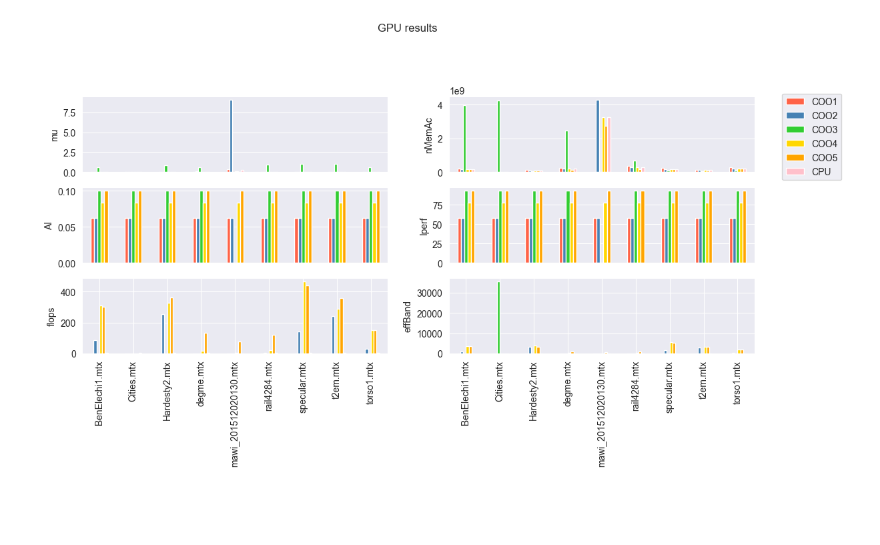
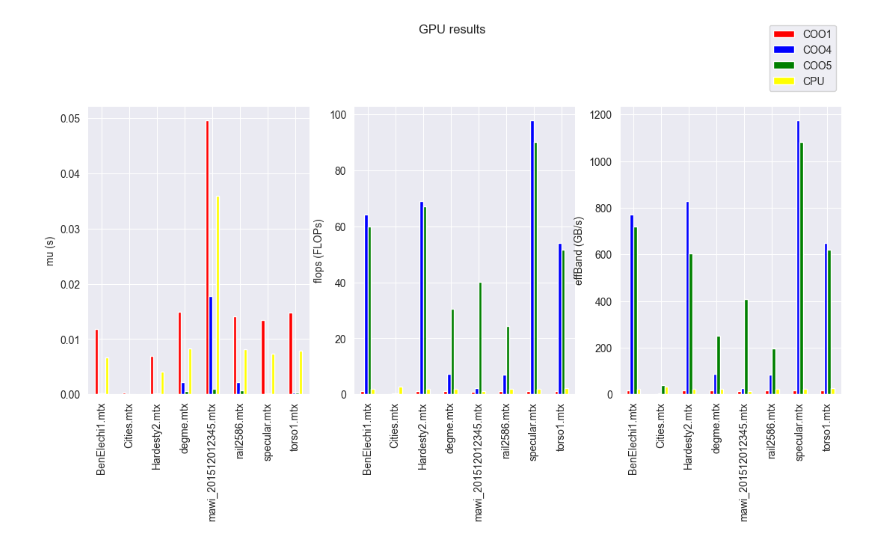
Before and after one commit to GuglielmoZocca/GPU-Computing-2025-240182, a Jupyter notebook: graph_report.ipynb, the cells around one changed output. Cells and saved outputs as stored; diff of their text form; code cells hidden in the pictures; blank space fills up the shorter version.

```diff
--- a/graph_report.ipynb
+++ b/graph_report.ipynb
@@ -13,8 +4,8 @@ import numpy as np
 import matplotlib.pyplot as plt
 import seaborn as sns
 # %%
-data = pd.read_csv('GPU/test/GPU_test_Complete.csv')
-dataC = pd.read_csv('CPU/test/CPU_test_Complete.csv')
-fields_to_plot = ["BenElechi1.mtx", "degme.mtx", "Cities.mtx", "Hardesty2.mtx", "mawi_201512012345.mtx","rail4284.mtx","specular.mtx","t2em.mtx","torso1.mtx"]
+data = pd.read_csv('GPU/test/GPU_test_Complete.csv') #Cpu solution test data
+dataC = pd.read_csv('CPU/test/CPU_test_Complete.csv') #Gpu solution test data
+fields_to_plot = ["BenElechi1.mtx", "degme.mtx", "Cities.mtx", "Hardesty2.mtx", "mawi_201512012345.mtx","rail2586.mtx","specular.mtx","torso1.mtx"] #Matrix considered
 
-colors = ['#FF6347', '#4682B4', '#32CD32', '#FFD700','#FFA500','pink']
+colors = ['red', 'blue', 'green', 'yellow','orange','pink'] #Colors for the graph.
@@ -233,7 +324,6 @@ df = dfo
 
 #pivot_df = df.pivot(index="id", columns="nonZeros", values="mu").fillna(0)
 
-df = df[df["matrix"] != "Random"]
 
 pivot_df = df.pivot_table(index="matrix", columns="sort", values="mu",
                  aggfunc='mean',  # or 'sum', 'count', etc. depending on your needs
@@ -241,13 +331,11 @@ pivot_df = df.pivot_table(index="matrix", columns="sort", values="mu",
 #sns.barplot(x="nonZeros", y=field, data=df, ax=ax,hue='id', palette="viridis")
 pivot_df.sort_index(inplace=True)  # Optional: sort x-axis
 pivot_df.plot(kind="bar", figsize=(5, 5), color=colors)
-plt.title(f"blockSize vs mu of matrix {field}")
-plt.xlabel("nonZeros")
-plt.ylabel("mu")
+plt.xlabel("matrix")
+plt.ylabel("mu(s)")
 plt.legend().remove()
 
 plt.tight_layout()
-fig.suptitle("CPU: blockSize vs mu",y=1.1)
 plt.legend(bbox_to_anchor=(0.001, 0.01, 1, 1))
 plt.show()
 # %% [output]
@@ -333,43 +421,42 @@ for matrix in ResultCPU:
     Results["sort"].append("Null")
     Results["blockSize"].append(0)
     Results["mu"].append(ResultCPU[matrix]["mu"])
     Results["nMemAc"].append(ResultCPU[matrix]["nMemAc"])
     Results["AI"].append(0.0)
     Results["Iperf"].append(0.0)
     Results["flops"].append(ResultCPU[matrix]["flops"])
     Results["effBand"].append(ResultCPU[matrix]["effBand"])
 
 RdataF = pd.DataFrame(Results)
-df = RdataF
+df = RdataF[RdataF["id"] != "COO3"]
+df = df[df["id"] != "COO2"]
 
 #print(RdataF)
 
 
-fig, axes = plt.subplots(3, 2, figsize=(30, 12))
-fields_to_plot = ["mu","nMemAc","AI","Iperf","flops","effBand"]
+fig, axes = plt.subplots(1, 3, figsize=(30, 12))
+fields_to_plot = ["mu","flops","effBand"]
 
 for ax, field in zip(axes.flatten(), fields_to_plot):
-    if field == "AI" or field == "Iperf":
-        df = RdataF[RdataF["id"] != "CPU"]
-    else:
-        df = RdataF
     pivot_df = df.pivot_table(index="matrix", columns="id", values=field,  # or 'sum', 'count', etc. depending on your needs
                      fill_value=0)
     #pivot_df = pivot_df.reset_index()
     #sns.barplot(x="nonZeros", y=field, data=df, ax=ax,hue='id', palette="viridis")
     pivot_df.sort_index(inplace=True)  # Optional: sort x-axis
     pivot_df.plot(kind="bar",ax=ax, figsize=(13, 5), color=colors)
     #ax.set_title(f"blockSize vs mu of matrix {field}")
     ax.set_xlabel("")
-
-    ax.set_ylabel(field)
-    if field != "effBand" and field != "flops":
-        ax.set_xticks([])
+    if field == "mu":
+        ax.set_ylabel("mu (s)")
+    if field == "flops":
+        ax.set_ylabel("flops (FLOPs)")
+    if field == "effBand":
+        ax.set_ylabel("effBand (GB/s)")
     ax.legend().remove()
 
 #plt.tight_layout()
 fig.suptitle("GPU results",y=1.1)
-plt.legend(bbox_to_anchor=(0.3, 2.5, 1, 1))
+plt.legend(bbox_to_anchor=(0, 0.3, 1, 1))
 plt.show()
 # %% [output]
-[figure, old version]
+[figure, new version]
```
Also changed, not shown: parts of 37 cells of this notebook, 17 other files.
